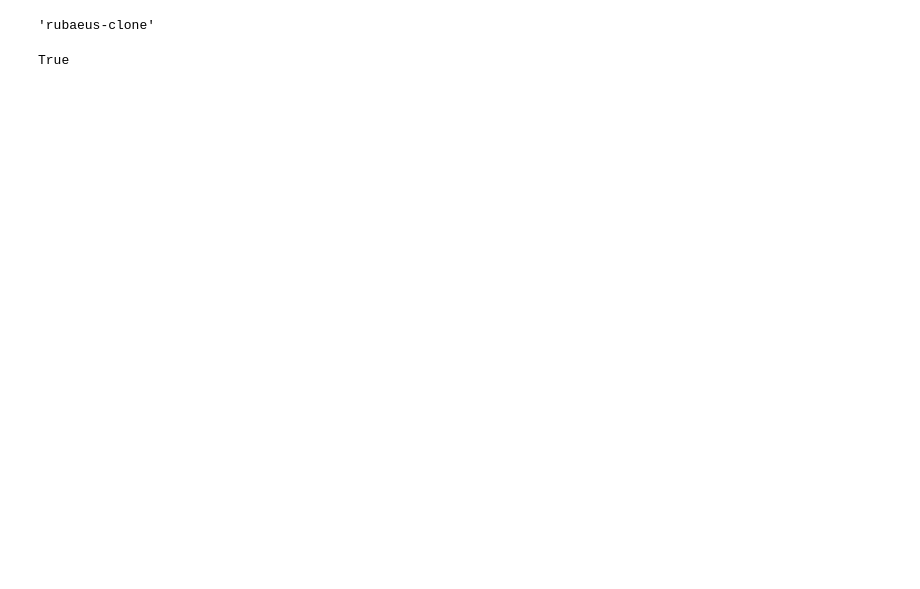
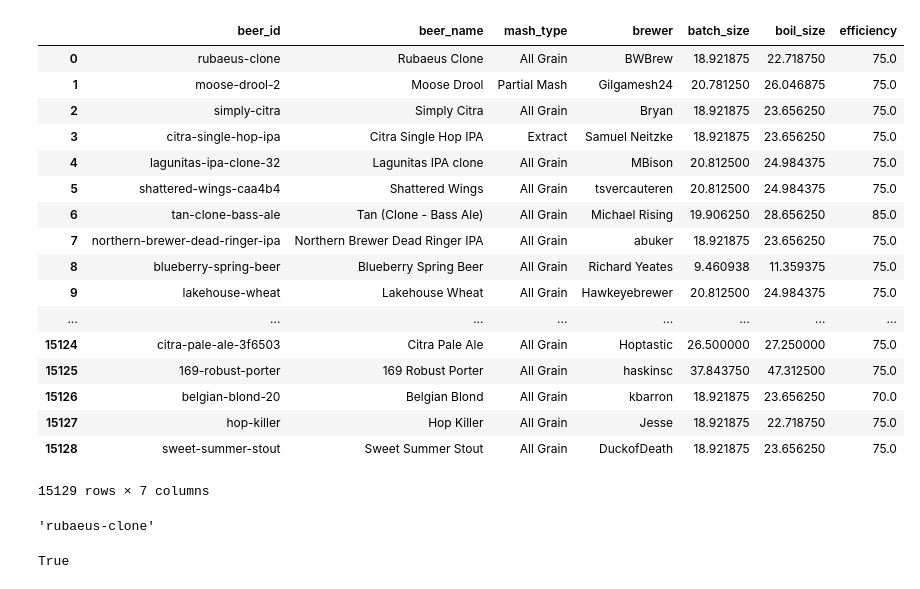
Before and after one commit to UlysseH/databeer, a Jupyter notebook: brewtoad/csv/brewtoad_first_stats.ipynb, the cells around one changed output. Drawn from its saved outputs; the diff is of its cells as text; code cells hidden in the pictures; blank space fills up the shorter version.

```diff
--- a/brewtoad/csv/brewtoad_first_stats.ipynb
+++ b/brewtoad/csv/brewtoad_first_stats.ipynb
@@ -11,6 +11,27 @@ fermentables = pd.read_csv('fermentables_page_{0}_to_{1}.csv'.format(start, end)
 hops = pd.read_csv('hops_page_{0}_to_{1}.csv'.format(start, end))
 yeasts = pd.read_csv('yeasts_page_{0}_to_{1}.csv'.format(start, end))
 #miscs = pd.read_csv('miscs_page_1_to_10.csv')
+# %%
+recipe
+# %% [output]
+|  | beer_id | beer_name | mash_type | brewer | batch_size | boil_size | efficiency |
+| 0 | rubaeus-clone | Rubaeus Clone | All Grain | BWBrew | 18.921875 | 22.718750 | 75.0 |
+| 1 | moose-drool-2 | Moose Drool | Partial Mash | Gilgamesh24 | 20.781250 | 26.046875 | 75.0 |
+| 2 | simply-citra | Simply Citra | All Grain | Bryan | 18.921875 | 23.656250 | 75.0 |
+| 3 | citra-single-hop-ipa | Citra Single Hop IPA | Extract | Samuel Neitzke | 18.921875 | 23.656250 | 75.0 |
+| 4 | lagunitas-ipa-clone-32 | Lagunitas IPA clone | All Grain | MBison | 20.812500 | 24.984375 | 75.0 |
+| 5 | shattered-wings-caa4b4 | Shattered Wings | All Grain | tsvercauteren | 20.812500 | 24.984375 | 75.0 |
+| 6 | tan-clone-bass-ale | Tan (Clone - Bass Ale) | All Grain | Michael Rising | 19.906250 | 28.656250 | 85.0 |
+| 7 | northern-brewer-dead-ringer-ipa | Northern Brewer Dead Ringer IPA | All Grain | abuker | 18.921875 | 23.656250 | 75.0 |
+| 8 | blueberry-spring-beer | Blueberry Spring Beer | All Grain | Richard Yeates | 9.460938 | 11.359375 | 75.0 |
+| 9 | lakehouse-wheat | Lakehouse Wheat | All Grain | Hawkeyebrewer | 20.812500 | 24.984375 | 75.0 |
+| ... | ... | ... | ... | ... | ... | ... | ... |
+| 15124 | citra-pale-ale-3f6503 | Citra Pale Ale | All Grain | Hoptastic | 26.500000 | 27.250000 | 75.0 |
+| 15125 | 169-robust-porter | 169 Robust Porter | All Grain | haskinsc | 37.843750 | 47.312500 | 75.0 |
+| 15126 | belgian-blond-20 | Belgian Blond | All Grain | kbarron | 18.921875 | 23.656250 | 70.0 |
+| 15127 | hop-killer | Hop Killer | All Grain | Jesse | 18.921875 | 22.718750 | 75.0 |
+| 15128 | sweet-summer-stout | Sweet Summer Stout | All Grain | DuckofDeath | 18.921875 | 23.656250 | 75.0 |
+15129 rows × 7 columns
 # %%
 f(recipe['beer_id'][0])
 # %% [output]
```
Also changed, not shown: parts of 5 cells of this notebook.
